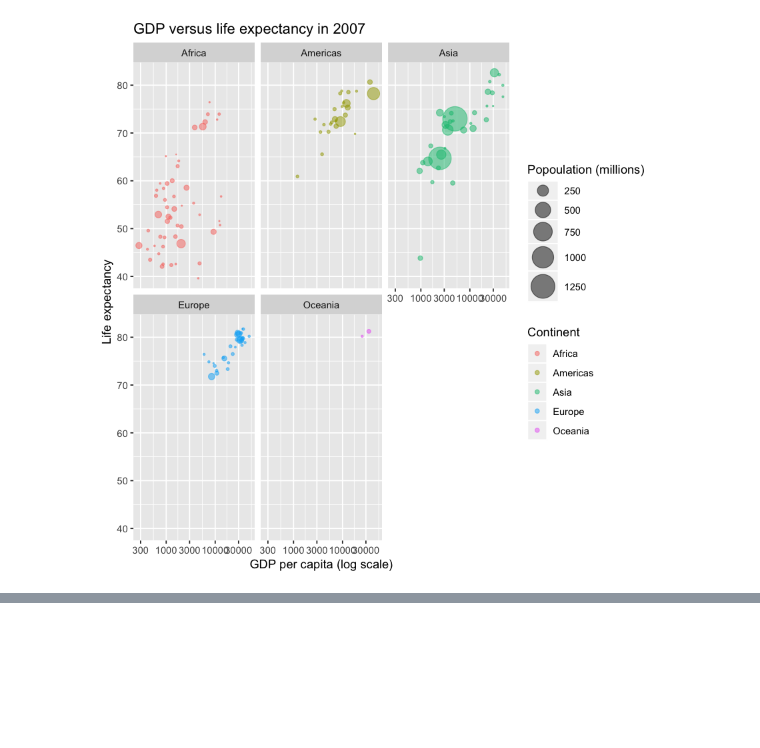
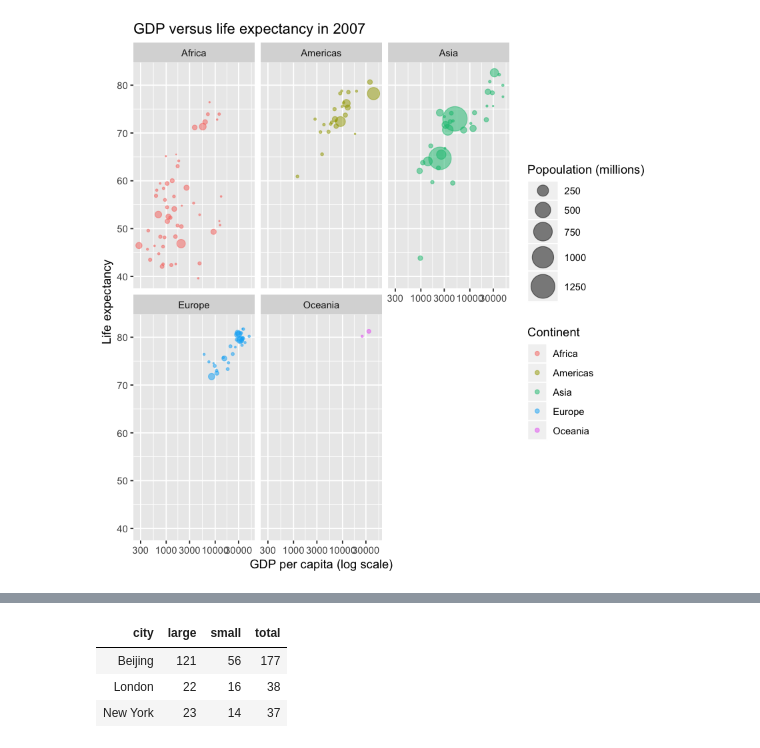
Before and after one commit to amendelson/usc-course-spring-2019, a Jupyter notebook: week10/Untitled.ipynb, the cells around one changed output, grey strips where cells are left out. Saved outputs shown, nothing was run; the diff lists cells and outputs as text; code cells hidden in the pictures; blank space fills up the shorter version.

```diff
--- a/week10/Untitled.ipynb
+++ b/week10/Untitled.ipynb
@@ -79,0 +115,17 @@ ggplot(gapminder_2007, aes(x = gdpPercap, y = lifeExp, color = continent, size =
+# %%
+pollution <- tribble(
+       ~city,   ~size, ~amount,
+  "New York", "large",      23,
+  "New York", "small",      14,
+    "London", "large",      22,
+    "London", "small",      16,
+   "Beijing", "large",     121,
+   "Beijing", "small",     56
+)
+# %%
+pollution %>% spread(size, amount) %>% mutate(total = large + small)
+# %% [output]
+| city | large | small | total |
+| Beijing | 121 | 56 | 177 |
+| London | 22 | 16 | 38 |
+| New York | 23 | 14 | 37 |
```
Also changed, not shown: parts of 4 cells of this notebook, 7 other files.
